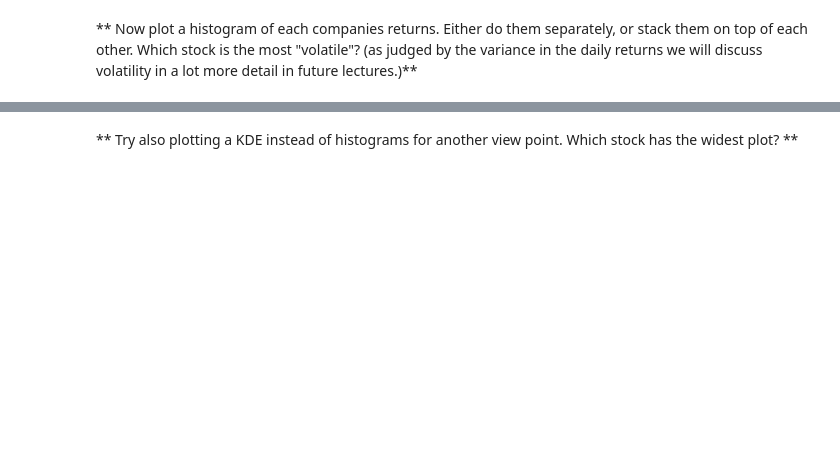
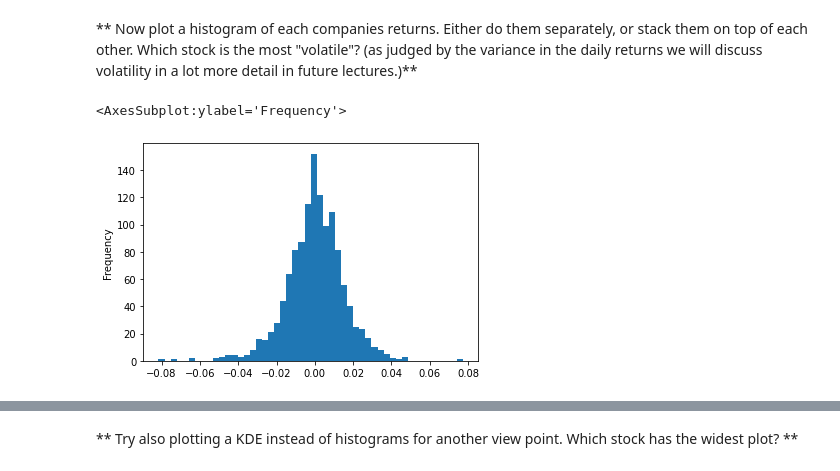
Before and after one commit to bhavinmoriya/Python-for-Financial-Analysis-and-Algorithmic-Trading, a Jupyter notebook: stock-market-analysis-project.ipynb, the cells around one changed output, grey strips where cells are left out. Saved outputs shown, nothing was run; the diff lists cells and outputs as text; code cells hidden in the pictures; blank space fills up the shorter version.

```diff
--- a/stock-market-analysis-project.ipynb
+++ b/stock-market-analysis-project.ipynb
@@ -291,3 +291,7 @@ $ r_t = \frac{p_t}{p_{t-1}} -1$
 This defines r_t (return at time t) as equal to the price at time t divided by the price at time t-1 (the previous day) minus 1. Basically this just informs you of your percent gain (or loss) if you bought the stock on day and then sold it the next day. While this isn't necessarily helpful for attempting to predict future values of the stock, its very helpful in analyzing the volatility of the stock. If daily returns have a wide distribution, the stock is more volatile from one day to the next. Let's calculate the percent returns and then plot them with a histogram, and decide which stock is the most stable!
 # %% [markdown]
 ** Create a new column for each dataframe called returns. This column will be calculated from the Close price column. There are two ways to do this, either a simple calculation using the .shift() method that follows the formula above, or you can also use pandas' built in pct_change method. **
+# %%
+tsla['Returns'] = tsla['Close'].pct_change()
+gm['Returns'] = gm['Close'].pct_change()
+ford['Returns'] = ford['Close'].pct_change()
@@ -294,2 +349,7 @@ This defines r_t (return at time t) as equal to the price at time t divided by t
 # %% [markdown]
 ** Now plot a histogram of each companies returns. Either do them separately, or stack them on top of each other. Which stock is the most "volatile"? (as judged by the variance in the daily returns we will discuss volatility in a lot more detail in future lectures.)**
+# %%
+ford.Returns.plot.hist(bins=50)
+# %% [output]
+<AxesSubplot:ylabel='Frequency'>
+[figure, added]
```
Also changed, not shown: parts of 12 cells of this notebook.
